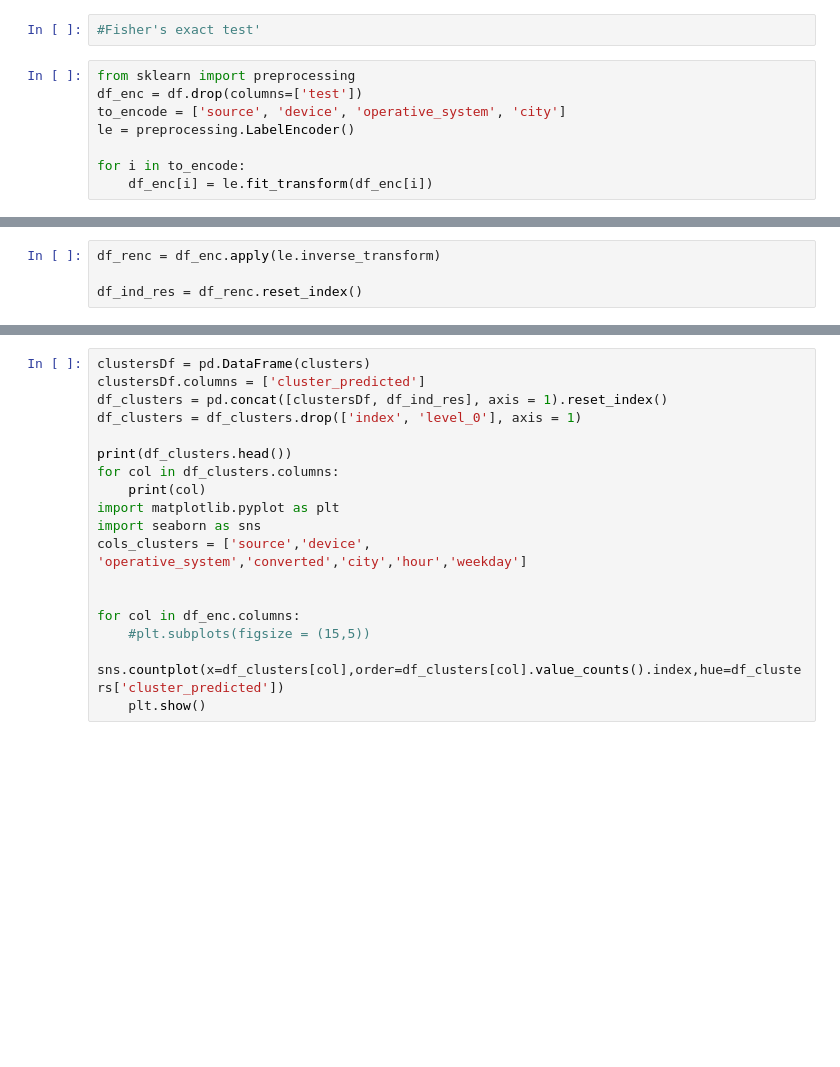
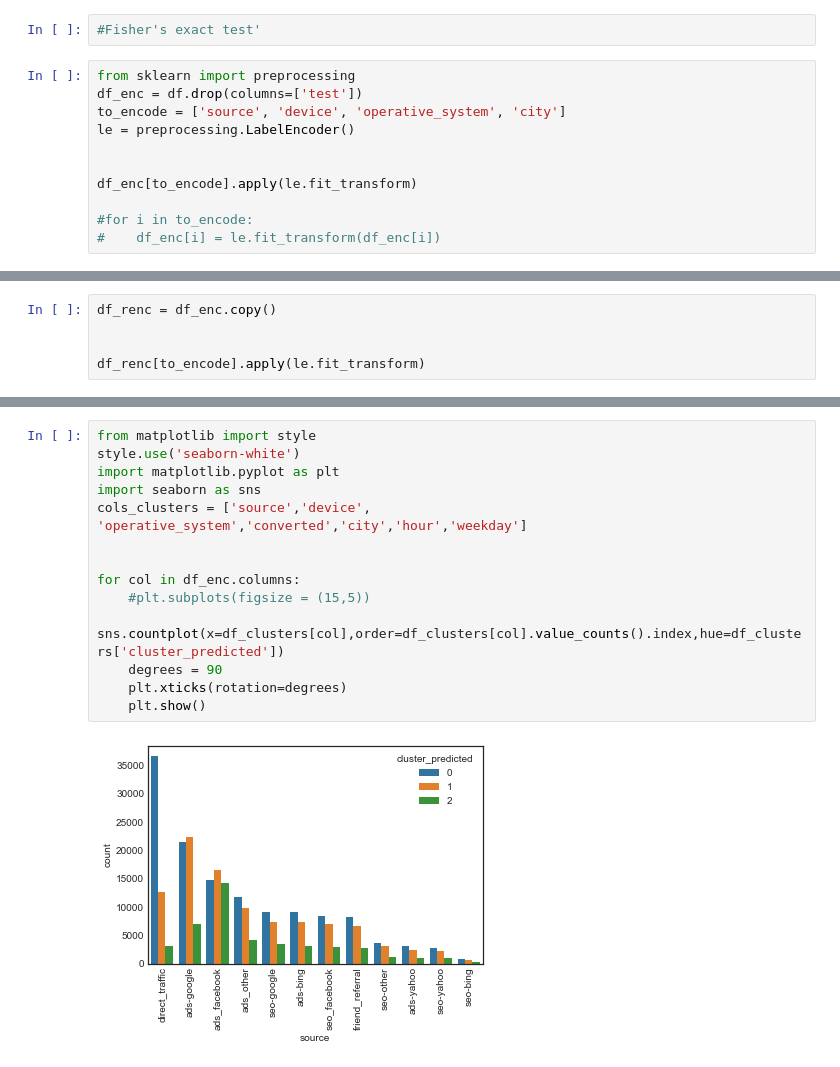
Before and after one commit to chiaracapuano/Capuano_Chiara_softwarePricing, a Jupyter notebook: Capuano_Chiara_softwarePricing.ipynb, the cells around one changed output, grey strips where cells are left out. Cells and saved outputs as stored; diff of their text form; blank space fills up the shorter version.

Commit message:
added users clusters

```diff
--- a/Capuano_Chiara_softwarePricing.ipynb
+++ b/Capuano_Chiara_softwarePricing.ipynb
@@ -75,5 +75,8 @@ df_enc = df.drop(columns=['test'])
 to_encode = ['source', 'device', 'operative_system', 'city']
 le = preprocessing.LabelEncoder()
 
-for i in to_encode:
-    df_enc[i] = le.fit_transform(df_enc[i])
+
+df_enc[to_encode].apply(le.fit_transform)
+
+#for i in to_encode:
+#    df_enc[i] = le.fit_transform(df_enc[i])
@@ -125,6 +124,7 @@ Run 1, iteration: 1/100, moves: 4131, cost: 1050546.0
 done with kmodes
 # %%
-df_renc = df_enc.apply(le.inverse_transform)
+df_renc = df_enc.copy()
 
-df_ind_res = df_renc.reset_index()
+
+df_renc[to_encode].apply(le.fit_transform)
 # %% [output]
@@ -135,18 +155,16 @@ ValueError: y contains previously unseen labels: [269 270 271 272 273 274 275 27
 # %%
-clustersDf = pd.DataFrame(clusters)
-clustersDf.columns = ['cluster_predicted']
-df_clusters = pd.concat([clustersDf, df_ind_res], axis = 1).reset_index()
-df_clusters = df_clusters.drop(['index', 'level_0'], axis = 1)
-
-print(df_clusters.head())
-for col in df_clusters.columns:
-    print(col)
+from matplotlib import style
+style.use('seaborn-white')
 import matplotlib.pyplot as plt
 import seaborn as sns
 cols_clusters = ['source','device', 'operative_system','converted','city','hour','weekday']
 
 
 for col in df_enc.columns:
     #plt.subplots(figsize = (15,5))
     sns.countplot(x=df_clusters[col],order=df_clusters[col].value_counts().index,hue=df_clusters['cluster_predicted'])
+    degrees = 90
+    plt.xticks(rotation=degrees)
     plt.show()
+# %% [output]
+[figure, added]
```
Also changed, not shown: parts of 6 cells of this notebook.
